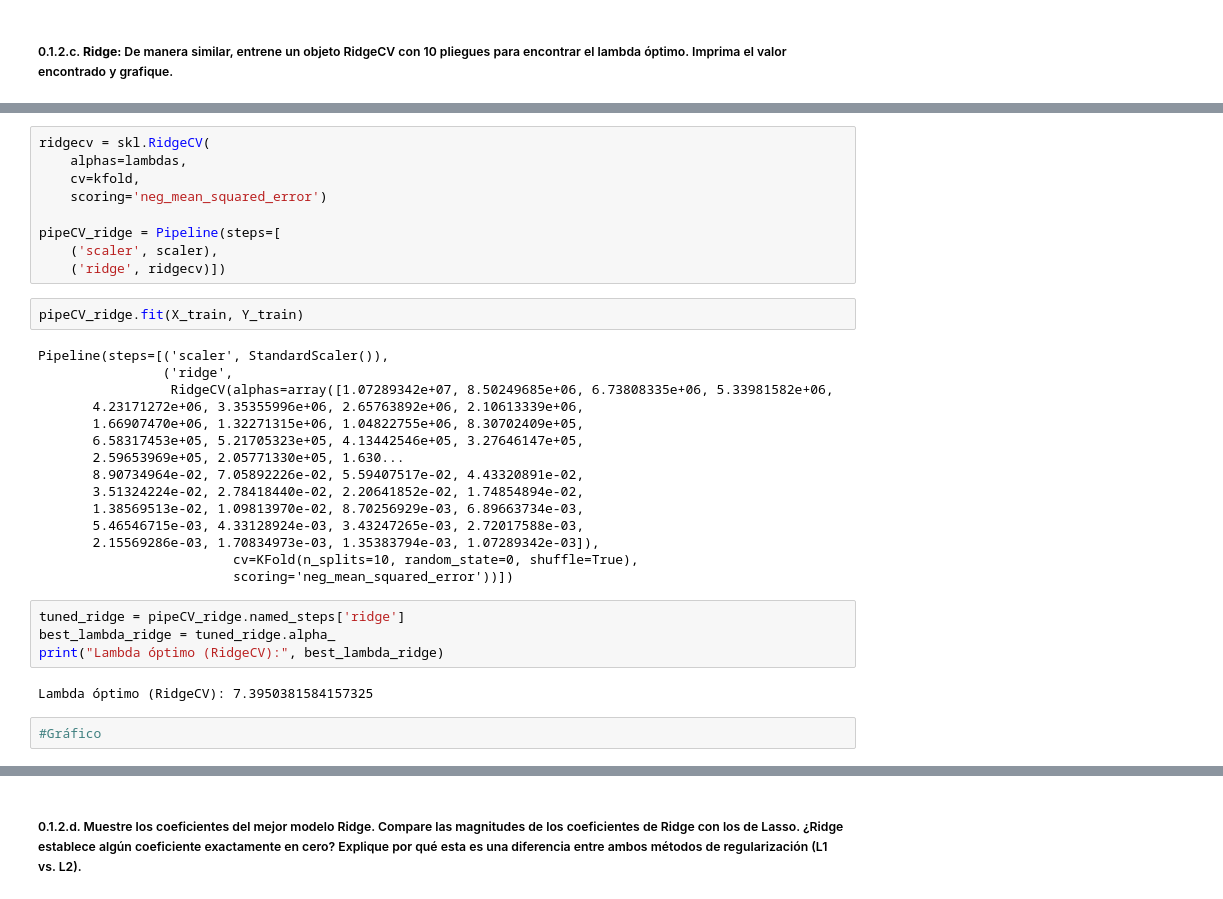
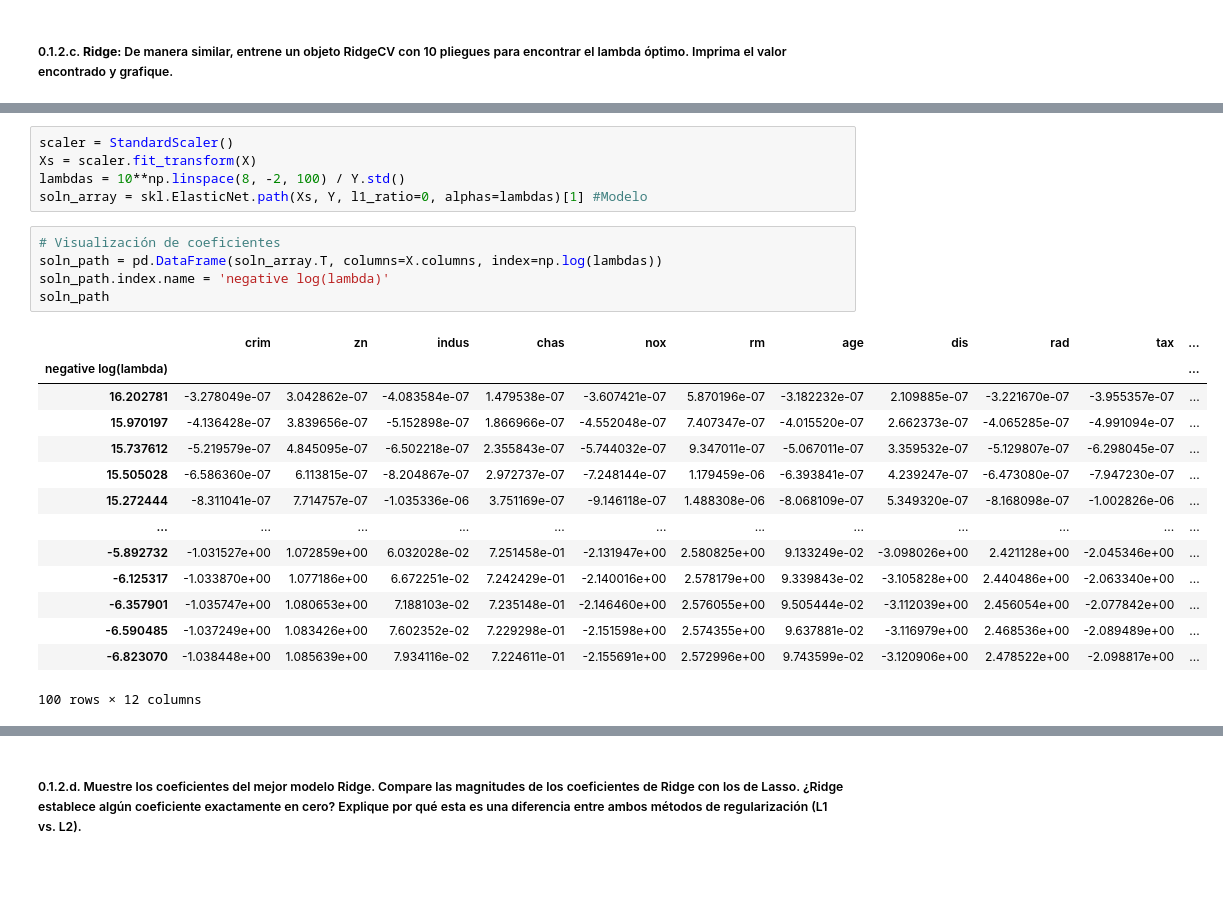
Before and after one commit to MariaLesly/Machine-Learning-G3, a Jupyter notebook: Tarea2_ML.ipynb, the cells around one changed output, grey strips where cells are left out. Saved outputs shown, nothing was run; the diff lists cells and outputs as text; blank space fills up the shorter version.

```diff
--- a/Tarea2_ML.ipynb
+++ b/Tarea2_ML.ipynb
@@ -199,34 +194,25 @@ lambdas = 10**np.linspace(8, -2, 100) / Y_train.std()
-# %%
-ridgecv = skl.RidgeCV(
-    alphas=lambdas,
-    cv=kfold,
-    scoring='neg_mean_squared_error')
-
-pipeCV_ridge = Pipeline(steps=[
-    ('scaler', scaler),
-    ('ridge', ridgecv)])
-# %%
-pipeCV_ridge.fit(X_train, Y_train)
-# %% [output]
-Pipeline(steps=[('scaler', StandardScaler()),
-                ('ridge',
-                 RidgeCV(alphas=array([1.07289342e+07, 8.50249685e+06, 6.73808335e+06, 5.33981582e+06,
-       4.23171272e+06, 3.35355996e+06, 2.65763892e+06, 2.10613339e+06,
-       1.66907470e+06, 1.32271315e+06, 1.04822755e+06, 8.30702409e+05,
-       6.58317453e+05, 5.21705323e+05, 4.13442546e+05, 3.27646147e+05,
-       2.59653969e+05, 2.05771330e+05, 1.630...
-       8.90734964e-02, 7.05892226e-02, 5.59407517e-02, 4.43320891e-02,
-       3.51324224e-02, 2.78418440e-02, 2.20641852e-02, 1.74854894e-02,
-       1.38569513e-02, 1.09813970e-02, 8.70256929e-03, 6.89663734e-03,
-       5.46546715e-03, 4.33128924e-03, 3.43247265e-03, 2.72017588e-03,
-       2.15569286e-03, 1.70834973e-03, 1.35383794e-03, 1.07289342e-03]),
-                         cv=KFold(n_splits=10, random_state=0, shuffle=True),
-                         scoring='neg_mean_squared_error'))])
-# %%
-tuned_ridge = pipeCV_ridge.named_steps['ridge']
-best_lambda_ridge = tuned_ridge.alpha_
-print("Lambda óptimo (RidgeCV):", best_lambda_ridge)
-# %% [output]
-Lambda óptimo (RidgeCV): 7.3950381584157325
-# %%
-#Gráfico
+# %%
+scaler = StandardScaler()
+Xs = scaler.fit_transform(X)
+lambdas = 10**np.linspace(8, -2, 100) / Y.std()
+soln_array = skl.ElasticNet.path(Xs, Y, l1_ratio=0, alphas=lambdas)[1] #Modelo
+# %%
+# Visualización de coeficientes
+soln_path = pd.DataFrame(soln_array.T, columns=X.columns, index=np.log(lambdas))
+soln_path.index.name = 'negative log(lambda)'
+soln_path
+# %% [output]
+|  | crim | zn | indus | chas | nox | rm | age | dis | rad | tax | ... |
+| negative log(lambda) |  |  |  |  |  |  |  |  |  |  | ... |
+| 16.202781 | -3.278049e-07 | 3.042862e-07 | -4.083584e-07 | 1.479538e-07 | -3.607421e-07 | 5.870196e-07 | -3.182232e-07 | 2.109885e-07 | -3.221670e-07 | -3.955357e-07 | ... |
+| 15.970197 | -4.136428e-07 | 3.839656e-07 | -5.152898e-07 | 1.866966e-07 | -4.552048e-07 | 7.407347e-07 | -4.015520e-07 | 2.662373e-07 | -4.065285e-07 | -4.991094e-07 | ... |
+| 15.737612 | -5.219579e-07 | 4.845095e-07 | -6.502218e-07 | 2.355843e-07 | -5.744032e-07 | 9.347011e-07 | -5.067011e-07 | 3.359532e-07 | -5.129807e-07 | -6.298045e-07 | ... |
+| 15.505028 | -6.586360e-07 | 6.113815e-07 | -8.204867e-07 | 2.972737e-07 | -7.248144e-07 | 1.179459e-06 | -6.393841e-07 | 4.239247e-07 | -6.473080e-07 | -7.947230e-07 | ... |
+| 15.272444 | -8.311041e-07 | 7.714757e-07 | -1.035336e-06 | 3.751169e-07 | -9.146118e-07 | 1.488308e-06 | -8.068109e-07 | 5.349320e-07 | -8.168098e-07 | -1.002826e-06 | ... |
+| ... | ... | ... | ... | ... | ... | ... | ... | ... | ... | ... | ... |
+| -5.892732 | -1.031527e+00 | 1.072859e+00 | 6.032028e-02 | 7.251458e-01 | -2.131947e+00 | 2.580825e+00 | 9.133249e-02 | -3.098026e+00 | 2.421128e+00 | -2.045346e+00 | ... |
+| -6.125317 | -1.033870e+00 | 1.077186e+00 | 6.672251e-02 | 7.242429e-01 | -2.140016e+00 | 2.578179e+00 | 9.339843e-02 | -3.105828e+00 | 2.440486e+00 | -2.063340e+00 | ... |
+| -6.357901 | -1.035747e+00 | 1.080653e+00 | 7.188103e-02 | 7.235148e-01 | -2.146460e+00 | 2.576055e+00 | 9.505444e-02 | -3.112039e+00 | 2.456054e+00 | -2.077842e+00 | ... |
+| -6.590485 | -1.037249e+00 | 1.083426e+00 | 7.602352e-02 | 7.229298e-01 | -2.151598e+00 | 2.574355e+00 | 9.637881e-02 | -3.116979e+00 | 2.468536e+00 | -2.089489e+00 | ... |
+| -6.823070 | -1.038448e+00 | 1.085639e+00 | 7.934116e-02 | 7.224611e-01 | -2.155691e+00 | 2.572996e+00 | 9.743599e-02 | -3.120906e+00 | 2.478522e+00 | -2.098817e+00 | ... |
+100 rows × 12 columns
```
Also changed, not shown: parts of 14 cells of this notebook.
